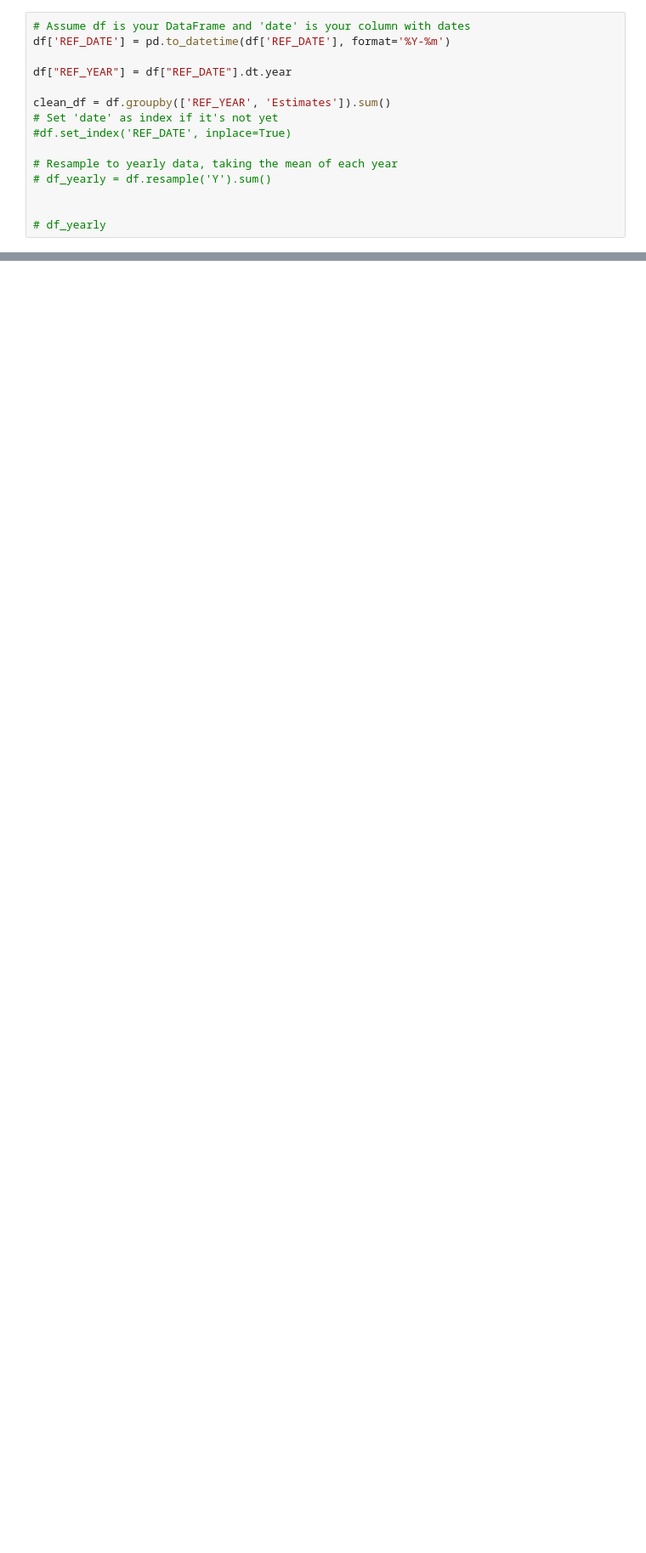
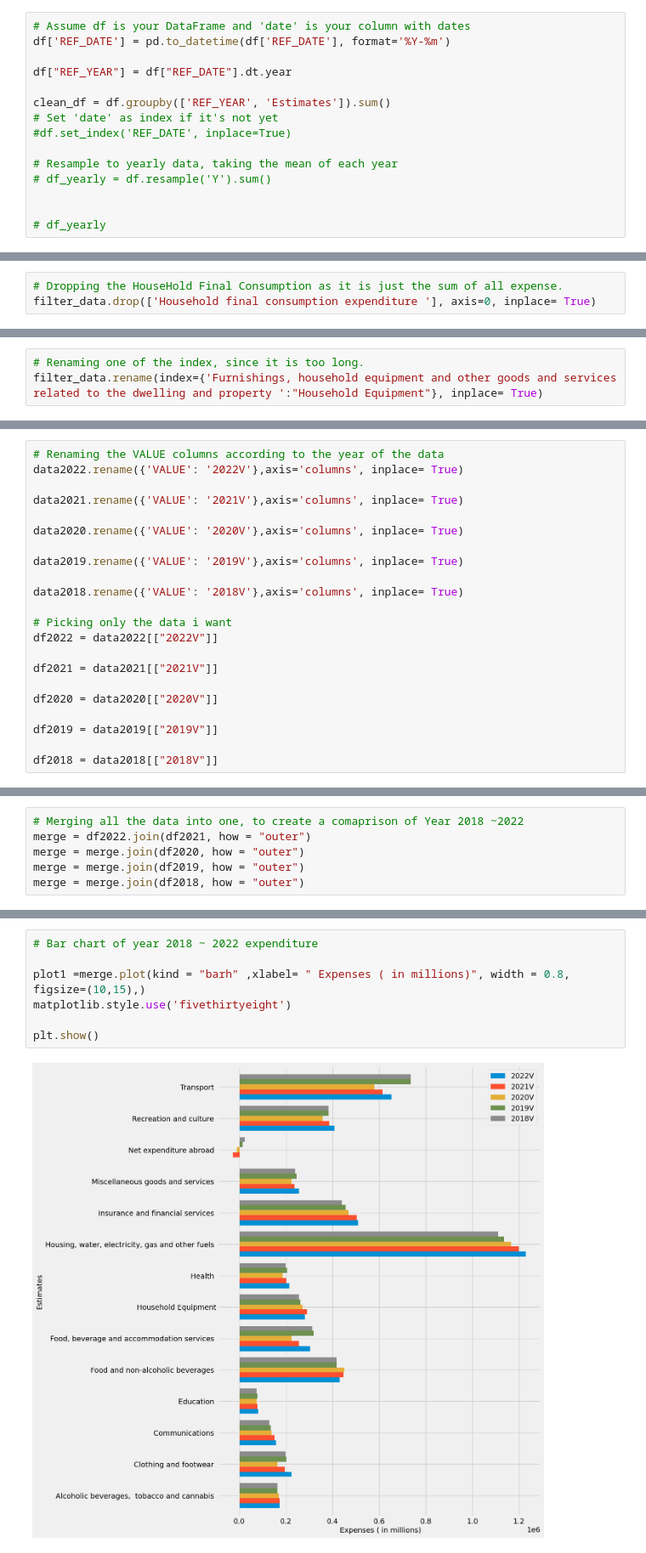
Before and after one commit to zRandgris/project1, a Jupyter notebook: TheProject.ipynb, the cells around one changed output, grey strips where cells are left out. Shown at 85% size. Saved outputs shown, nothing was run; the diff lists cells and outputs as text; blank space fills up the shorter version.

Commit message:
Adding my code into a branch

```diff
--- a/TheProject.ipynb
+++ b/TheProject.ipynb
@@ -57,0 +143,3 @@ clean_df
+# %%
+# Dropping the HouseHold Final Consumption as it is just the sum of all expense.
+filter_data.drop(['Household final consumption expenditure '], axis=0, inplace= True)
@@ -57,0 +151,3 @@ clean_df
+# %%
+# Renaming one of the index, since it is too long.
+filter_data.rename(index={'Furnishings, household equipment and other goods and services related to the dwelling and property ':"Household Equipment"}, inplace= True)
@@ -57,0 +170,22 @@ clean_df
+# %%
+# Renaming the VALUE columns according to the year of the data
+data2022.rename({'VALUE': '2022V'},axis='columns', inplace= True)
+
+data2021.rename({'VALUE': '2021V'},axis='columns', inplace= True)
+
+data2020.rename({'VALUE': '2020V'},axis='columns', inplace= True)
+
+data2019.rename({'VALUE': '2019V'},axis='columns', inplace= True)
+
+data2018.rename({'VALUE': '2018V'},axis='columns', inplace= True)
+
+# Picking only the data i want
+df2022 = data2022[["2022V"]]
+
+df2021 = data2021[["2021V"]]
+
+df2020 = data2020[["2020V"]]
+
+df2019 = data2019[["2019V"]]
+
+df2018 = data2018[["2018V"]]
@@ -57,0 +213,6 @@ clean_df
+# %%
+# Merging all the data into one, to create a comaprison of Year 2018 ~2022
+merge = df2022.join(df2021, how = "outer")
+merge = merge.join(df2020, how = "outer")
+merge = merge.join(df2019, how = "outer")
+merge = merge.join(df2018, how = "outer")
@@ -57,0 +251,9 @@ clean_df
+# %%
+# Bar chart of year 2018 ~ 2022 expenditure
+
+plot1 =merge.plot(kind = "barh" ,xlabel= " Expenses ( in millions)", width = 0.8, figsize=(10,15),)
+matplotlib.style.use('fivethirtyeight')
+
+plt.show()
+# %% [output]
+[figure, added]
```
Also changed, not shown: parts of 31 cells of this notebook.
